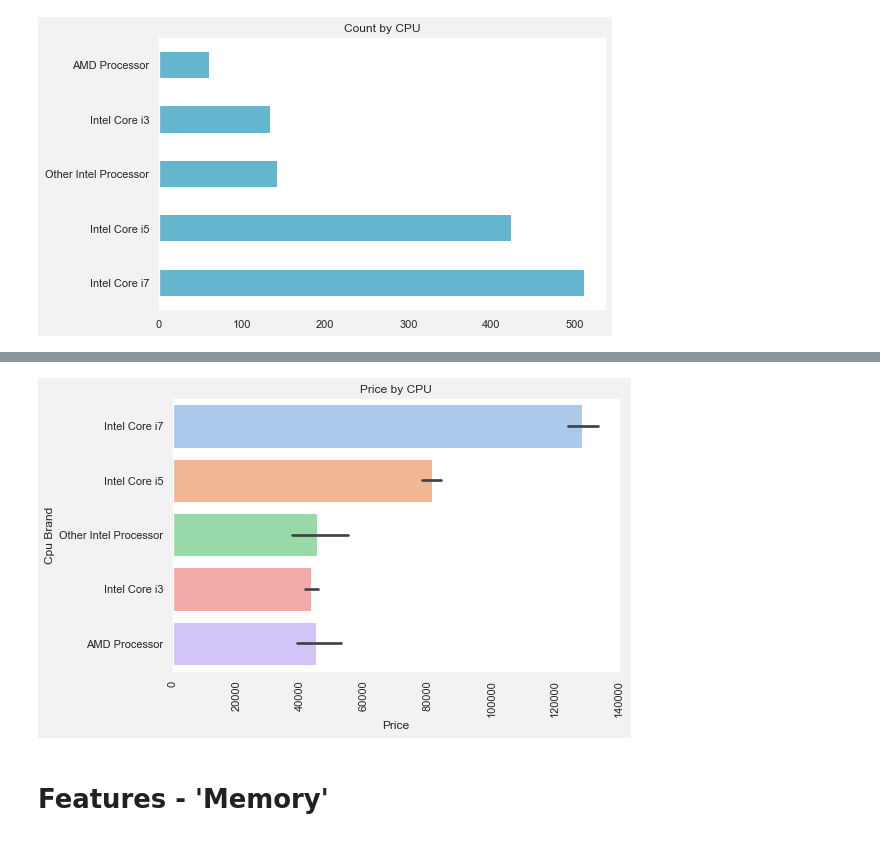
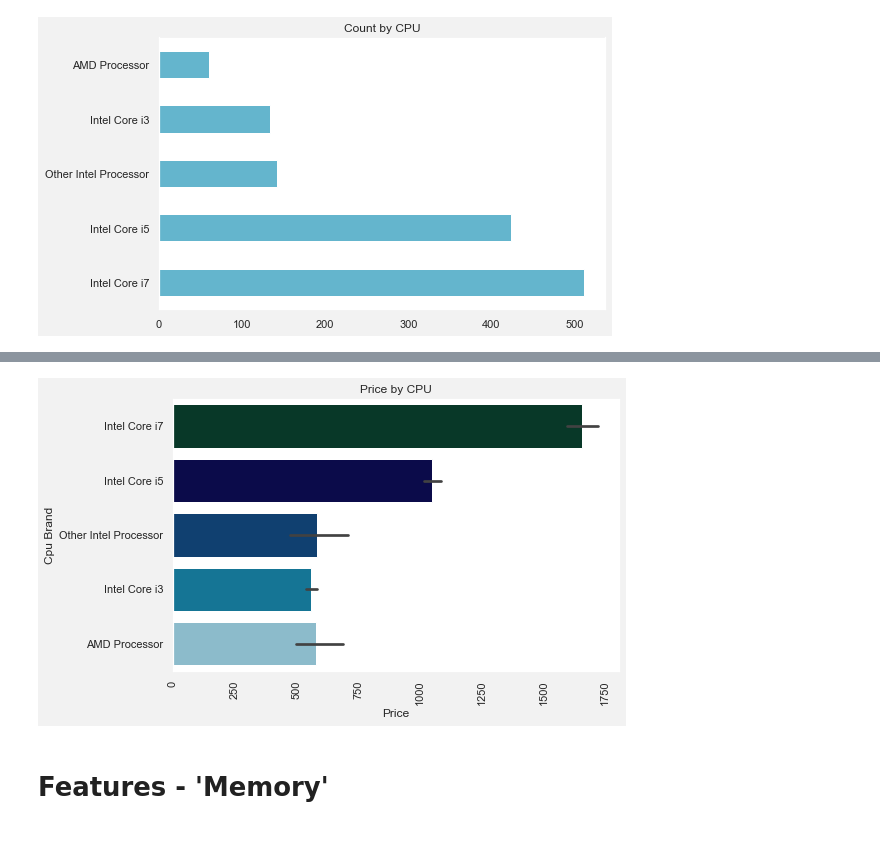
Before and after one commit to mrrachitchugh/UCDPA_RachitChugh, a Jupyter notebook: UCDPA_RachitChugh_CODE_LapPricePrediction.ipynb, the cells around one changed output, grey strips where cells are left out. Drawn from its saved outputs; the diff is of its cells as text; code cells hidden in the pictures.

```diff
--- a/UCDPA_RachitChugh_CODE_LapPricePrediction.ipynb
+++ b/UCDPA_RachitChugh_CODE_LapPricePrediction.ipynb
@@ -137,7 +148,6 @@ print(output['rates']['INR'])
 # %%
-
-#rate_fetched =output['rates']['INR']
-rate_fetched = 80.12
+rate_fetched =output['rates']['USD']
+#rate_fetched = 80.12
 #dictionary
 data = {'Rate': rate_fetched}
 df_api = pd.DataFrame(data, index =[0])
@@ -577,9 +590,0 @@ plt.show()
-# %%
-#https://seaborn.pydata.org/examples/scatterplot_categorical.html
-#import seaborn as sns
-sns.set(rc={"axes.facecolor":"1","figure.facecolor":".95",'figure.figsize':(15,7)})
-sns.set_theme(style="whitegrid", palette="muted")
-
-# Draw a categorical scatterplot to show each observation
-ax = sns.swarmplot(data=df, x="Price", y="Gpu", hue="os", alpha=0.7,s=5)
-ax.set(ylabel="")
@@ -603,0 +591,10 @@ ax.set(ylabel="Price")
+# %%
+#https://seaborn.pydata.org/examples/scatterplot_categorical.html
+#import seaborn as sns
+colors = [ 'c', 'm', 'y']
+sns.set(rc={"axes.facecolor":"1","figure.facecolor":".95",'figure.figsize':(15,7)})
+sns.set_theme(style="whitegrid", palette= colors)
+
+# Draw a categorical scatterplot to show each observation
+ax = sns.swarmplot(data=df, x="Price", y="Gpu", hue="os", alpha=0.7,s=5)
+ax.set(ylabel="")
@@ -658,11 +673,11 @@ plt.show()
 # %%
 sns.set(rc={"axes.facecolor":"1","figure.facecolor":".95",'figure.figsize':(8,5)})
-sns.barplot(y=df['Cpu Brand'],x=df['Price'],palette="pastel",order=df['Cpu Brand'].value_counts().index)
+sns.barplot(y=df['Cpu Brand'],x=df['Price'],palette="ocean",order=df['Cpu Brand'].value_counts().index)
 plt.xticks(rotation='vertical')
 plt.title('Price by CPU')
 plt.show()
 # %% [output]
-[figure, old version]
+[figure, new version]
 # %% [markdown]
 # Features - 'Memory'
 # %%
```
Also changed, not shown: parts of 85 cells of this notebook.
